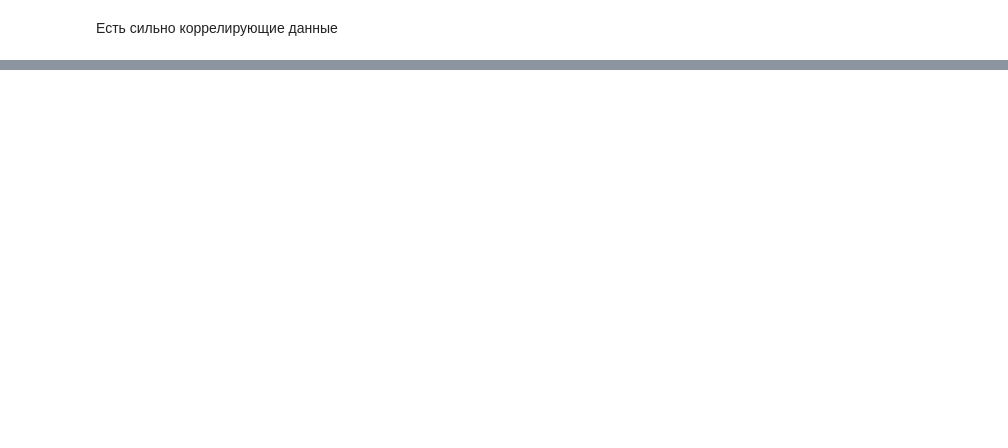
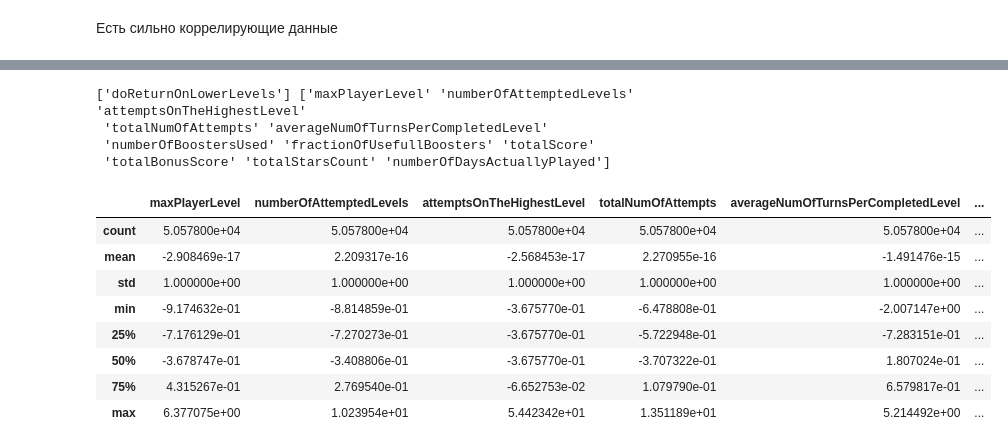
Before and after one commit to kurtov/onlinegames, a Jupyter notebook: 001. hello data + normalize.ipynb, the cells around one changed output, grey strips where cells are left out. Cells and saved outputs as stored; diff of their text form; code cells hidden in the pictures; blank space fills up the shorter version.

```diff
--- a/hello data.ipynb
+++ b/001. hello data + normalize.ipynb
@@ -53,0 +65,28 @@ data.corr()
+# %%
+binary_columns = ["doReturnOnLowerLevels"]
+numerical_columns = np.array(data_train.columns[np.array(data_train.columns) <> binary_columns[0]])
+
+print binary_columns, numerical_columns
+# %% [output]
+['doReturnOnLowerLevels'] ['maxPlayerLevel' 'numberOfAttemptedLevels' 'attemptsOnTheHighestLevel'
+ 'totalNumOfAttempts' 'averageNumOfTurnsPerCompletedLevel'
+ 'numberOfBoostersUsed' 'fractionOfUsefullBoosters' 'totalScore'
+ 'totalBonusScore' 'totalStarsCount' 'numberOfDaysActuallyPlayed']
+# %%
+full_data = pd.concat([data_train[numerical_columns], data_test[numerical_columns]]).reset_index(drop=True)
+# %%
+full_data_numerical = full_data[numerical_columns]
+# %%
+full_data_numerical = (full_data_numerical - full_data_numerical.mean()) / full_data_numerical.std()
+# %%
+full_data_numerical.describe()
+# %% [output]
+|  | maxPlayerLevel | numberOfAttemptedLevels | attemptsOnTheHighestLevel | totalNumOfAttempts | averageNumOfTurnsPerCompletedLevel | ... |
+| count | 5.057800e+04 | 5.057800e+04 | 5.057800e+04 | 5.057800e+04 | 5.057800e+04 | ... |
+| mean | -2.908469e-17 | 2.209317e-16 | -2.568453e-17 | 2.270955e-16 | -1.491476e-15 | ... |
+| std | 1.000000e+00 | 1.000000e+00 | 1.000000e+00 | 1.000000e+00 | 1.000000e+00 | ... |
+| min | -9.174632e-01 | -8.814859e-01 | -3.675770e-01 | -6.478808e-01 | -2.007147e+00 | ... |
+| 25% | -7.176129e-01 | -7.270273e-01 | -3.675770e-01 | -5.722948e-01 | -7.283151e-01 | ... |
+| 50% | -3.678747e-01 | -3.408806e-01 | -3.675770e-01 | -3.707322e-01 | 1.807024e-01 | ... |
+| 75% | 4.315267e-01 | 2.769540e-01 | -6.652753e-02 | 1.079790e-01 | 6.579817e-01 | ... |
+| max | 6.377075e+00 | 1.023954e+01 | 5.442342e+01 | 1.351189e+01 | 5.214492e+00 | ... |
```
Also changed, not shown: parts of 17 cells of this notebook, 5 other files.
